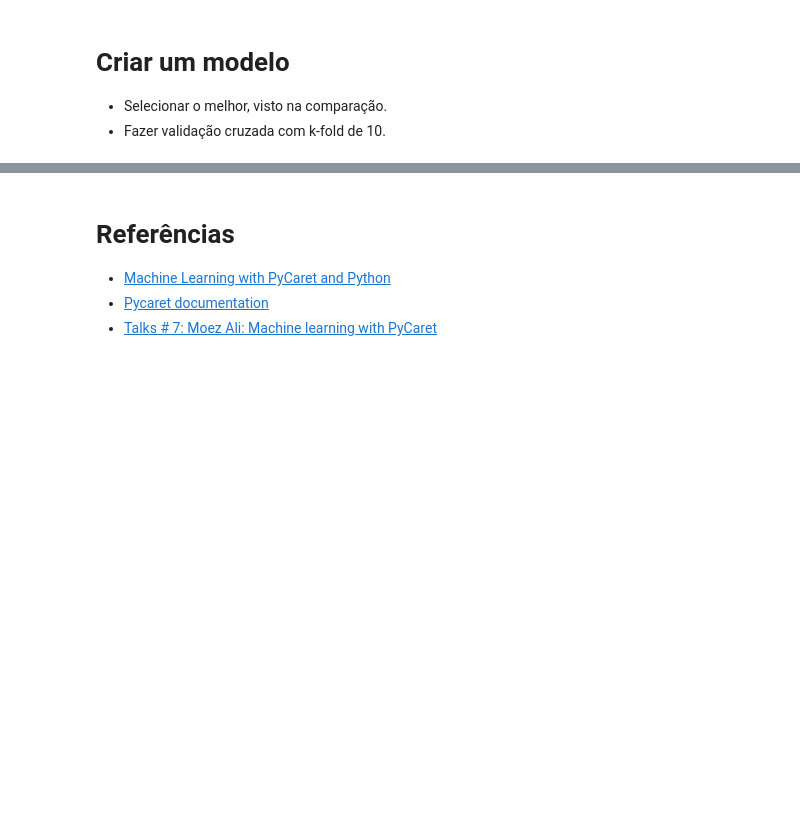
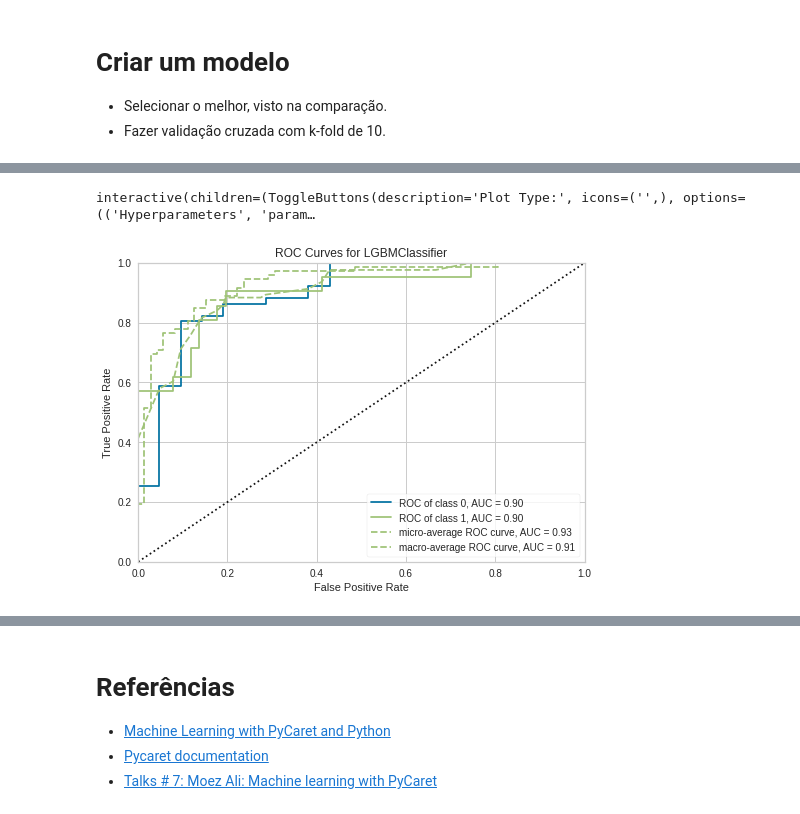
Before and after one commit to geocarvalho/tutoriais, a Jupyter notebook: ml/pycaret_first_impression.ipynb, the cells around one changed output, grey strips where cells are left out. Cells and saved outputs as stored; diff of their text form; code cells hidden in the pictures; blank space fills up the shorter version.

```diff
--- a/ml/pycaret_first_impression.ipynb
+++ b/ml/pycaret_first_impression.ipynb
@@ -374,3 +239,0 @@ Transformation Pipeline and Model Succesfully Saved
-# %%
-# Abrindo o modelo salvo novamente
-loaded_xgb = pc.load_model("xgboost_saved_model_02122021")
@@ -472,0 +240,2 @@ print(prediction)
+# %%
+best_model = pc.create_model(model)
@@ -472,0 +256,3 @@ print(prediction)
+# %%
+# Como tunar o modelo
+tuned_model = pc.tune_model(best_model)
@@ -472,0 +301,10 @@ print(prediction)
+# %%
+# Avaliando o modelo
+pc.evaluate_model(tuned_model)
+# %% [output]
+interactive(children=(ToggleButtons(description='Plot Type:', icons=('',), options=(('Hyperparameters', 'param…
+# %%
+# Plotar o desempenho do modelo
+pc.plot_model(tuned_model)
+# %% [output]
+[figure, added]
```
Also changed, not shown: parts of 43 cells of this notebook.
